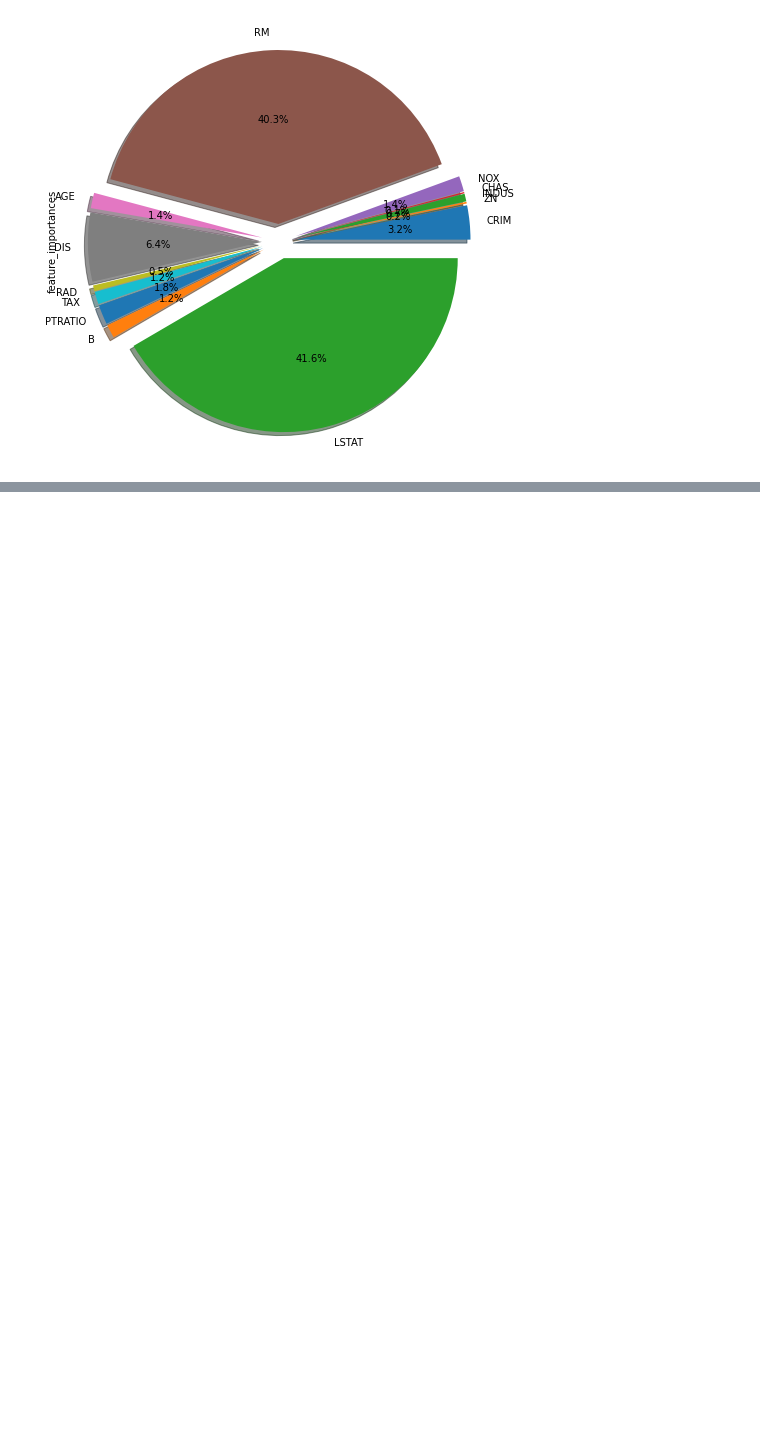
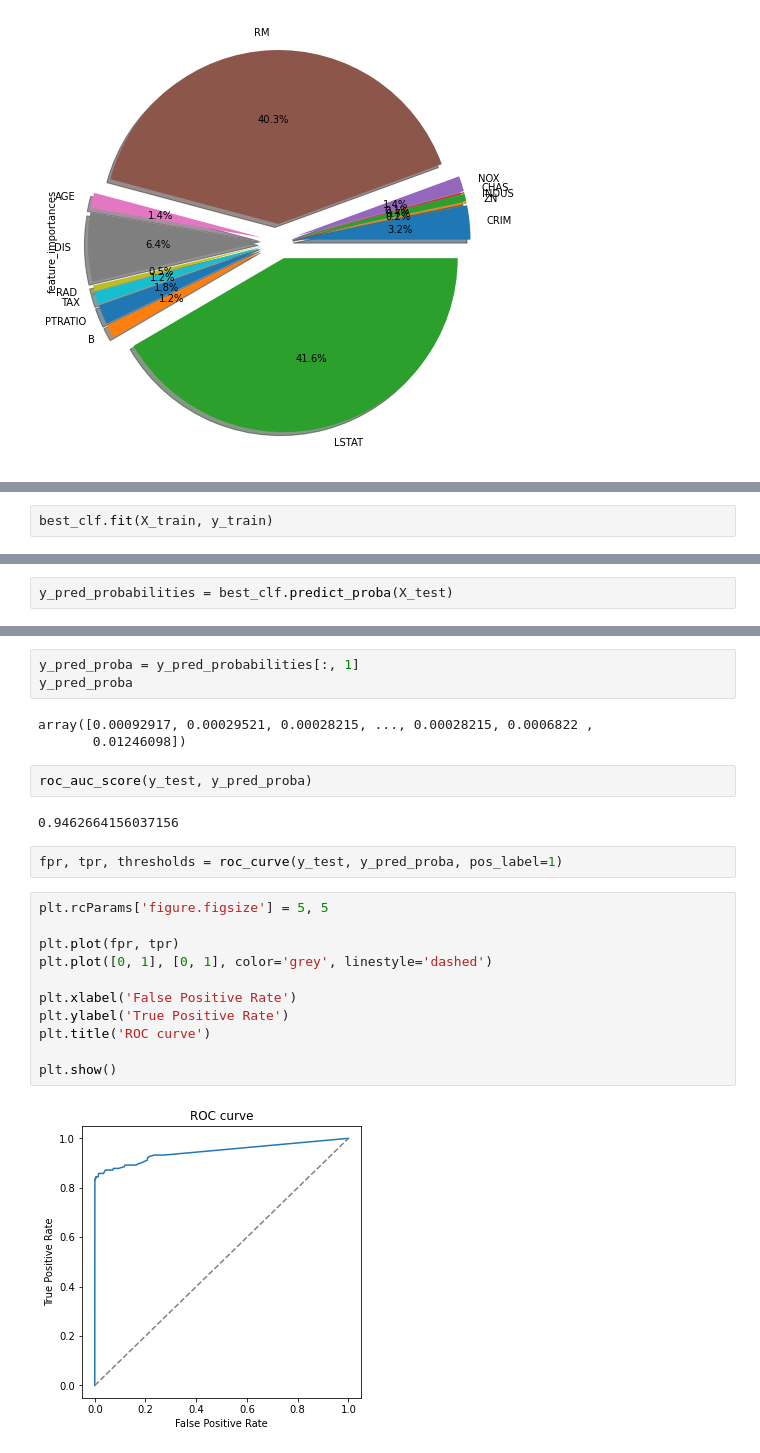
Before and after one commit to fandom170/GB-DS, a Jupyter notebook: Numpy and Pandas start/Lesson 5-6/Lesson5_part_1.ipynb, the cells around one changed output, grey strips where cells are left out. Drawn from its saved outputs; the diff is of its cells as text; blank space fills up the shorter version.

```diff
--- a/Numpy and Pandas start/Lesson 5-6/Lesson5_part_1.ipynb
+++ b/Numpy and Pandas start/Lesson 5-6/Lesson5_part_1.ipynb
@@ -189,0 +391,2 @@ LM и
+# %%
+best_clf.fit(X_train, y_train)
@@ -189,0 +396,2 @@ LM и
+# %%
+y_pred_probabilities = best_clf.predict_proba(X_test)
@@ -189,0 +411,25 @@ LM и
+# %%
+y_pred_proba = y_pred_probabilities[:, 1]
+y_pred_proba
+# %% [output]
+array([0.00092917, 0.00029521, 0.00028215, ..., 0.00028215, 0.0006822 ,
+       0.01246098])
+# %%
+roc_auc_score(y_test, y_pred_proba)
+# %% [output]
+0.9462664156037156
+# %%
+fpr, tpr, thresholds = roc_curve(y_test, y_pred_proba, pos_label=1)
+# %%
+plt.rcParams['figure.figsize'] = 5, 5
+
+plt.plot(fpr, tpr)
+plt.plot([0, 1], [0, 1], color='grey', linestyle='dashed')
+
+plt.xlabel('False Positive Rate')
+plt.ylabel('True Positive Rate')
+plt.title('ROC curve')
+
+plt.show()
+# %% [output]
+[figure, added]
```
Also changed, not shown: parts of 46 cells of this notebook, 1 other file.
